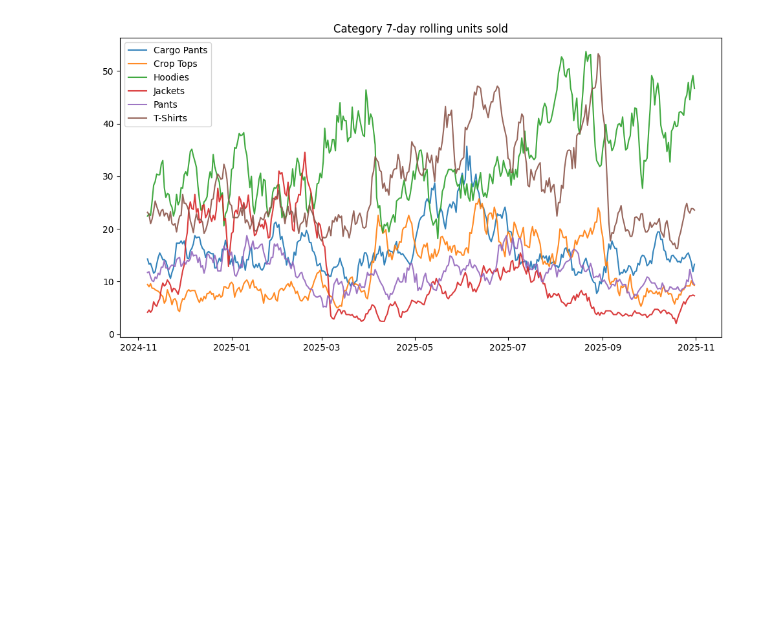
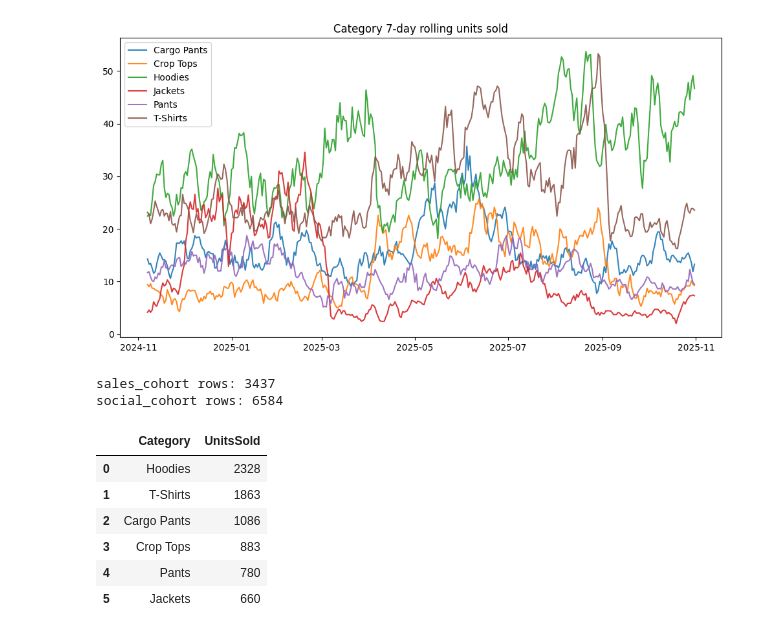
Before and after one commit to AakashShahi/Mens_Fashion_Forecast, a Jupyter notebook: notebooks/Full_Exploration_Notebook.ipynb, the cells around one changed output. Saved outputs shown, nothing was run; the diff lists cells and outputs as text; code cells hidden in the pictures; blank space fills up the shorter version.

```diff
--- a/notebooks/Full_Exploration_Notebook.ipynb
+++ b/notebooks/Full_Exploration_Notebook.ipynb
@@ -115,3 +133,30 @@ plt.show()
 # %% [output]
 [figure]
 [figure]
+# %%
+# 4. Filter to your cohort: Kathmandu, Male, ages 15-19 & 20-24 (approx 17-25)
+cohort_ages = ["15-19","20-24"]
+sales_cohort = sales[
+    (sales["City"] == "Kathmandu") &
+    (sales["Gender"] == "Male") &
+    (sales["AgeGroup"].isin(cohort_ages))
+].copy()
+social_cohort = social[
+    (social["City"] == "Kathmandu") &
+    (social["Gender"] == "Male") &
+    (social["AgeGroup"].isin(cohort_ages))
+].copy()
+
+print("sales_cohort rows:", len(sales_cohort))
+print("social_cohort rows:", len(social_cohort))
+display(sales_cohort.groupby("Category")["UnitsSold"].sum().sort_values(ascending=False).reset_index().head(10))
+# %% [output]
+sales_cohort rows: 3437
+social_cohort rows: 6584
+|  | Category | UnitsSold |
+| 0 | Hoodies | 2328 |
+| 1 | T-Shirts | 1863 |
+| 2 | Cargo Pants | 1086 |
+| 3 | Crop Tops | 883 |
+| 4 | Pants | 780 |
+| 5 | Jackets | 660 |
```
Also changed, not shown: parts of 7 cells of this notebook, 2 other files.
